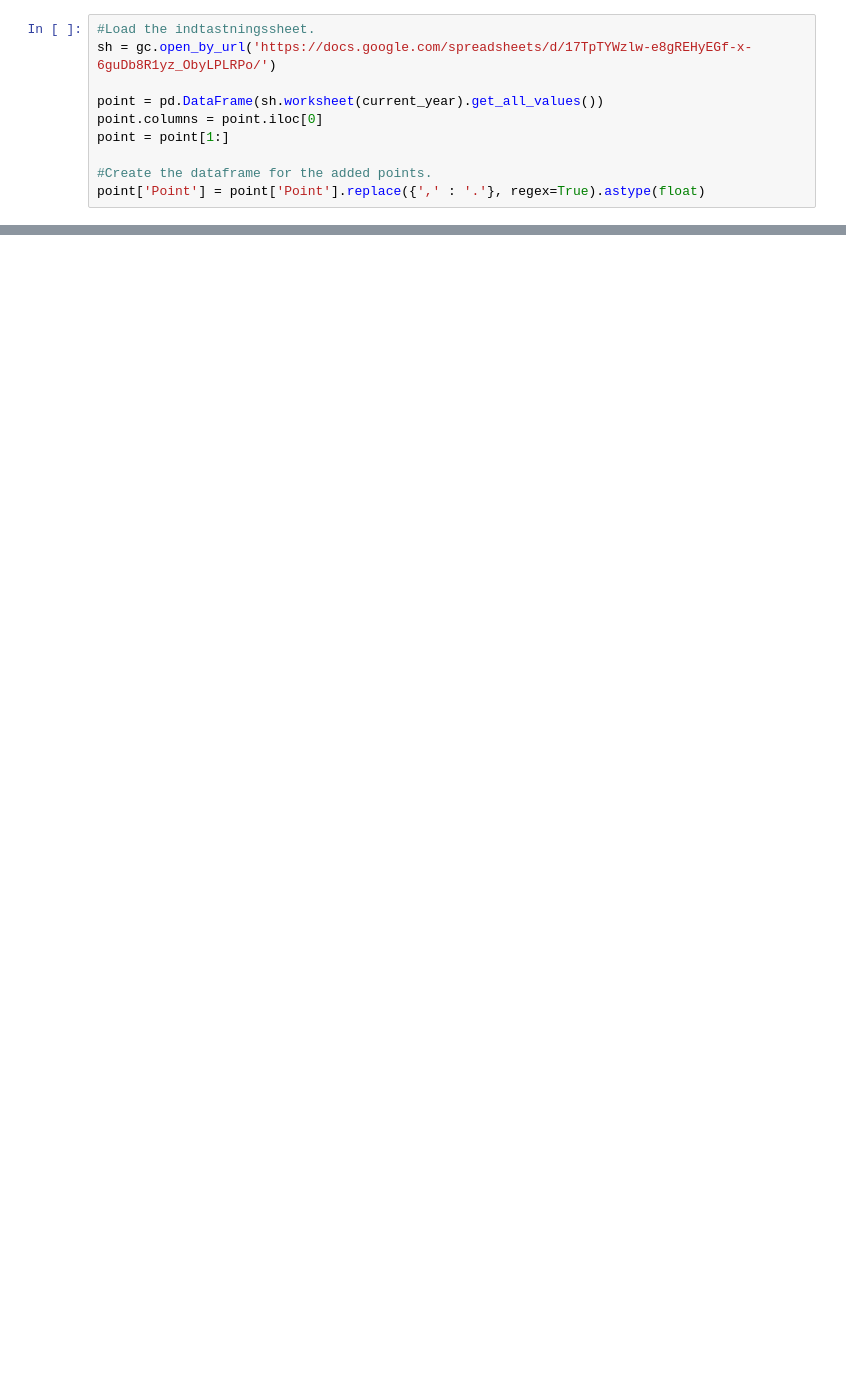
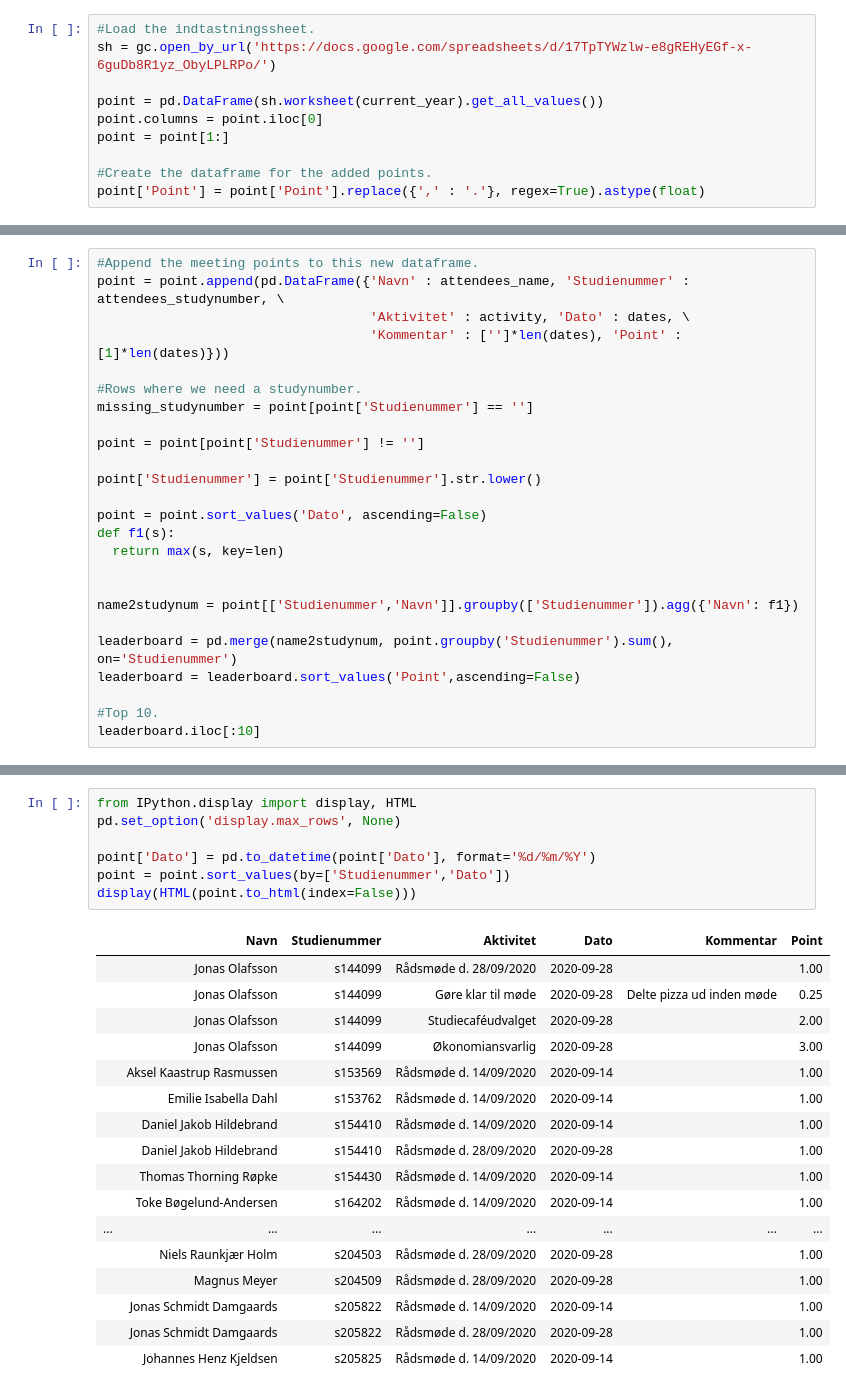
Before and after one commit to SMKIDRaadet/SMKID_Analysis, a Jupyter notebook: SMKID_Point.ipynb, the cells around one changed output, grey strips where cells are left out. Cells and saved outputs as stored; diff of their text form; blank space fills up the shorter version.

Commit message:
Updated S/M-KID Point

```diff
--- a/SMKID_Point.ipynb
+++ b/SMKID_Point.ipynb
@@ -44,0 +68,25 @@ point
+# %%
+#Append the meeting points to this new dataframe.
+point = point.append(pd.DataFrame({'Navn' : attendees_name, 'Studienummer' : attendees_studynumber, \
+                                   'Aktivitet' : activity, 'Dato' : dates, \
+                                   'Kommentar' : ['']*len(dates), 'Point' : [1]*len(dates)}))
+
+#Rows where we need a studynumber.
+missing_studynumber = point[point['Studienummer'] == '']
+
+point = point[point['Studienummer'] != '']
+
+point['Studienummer'] = point['Studienummer'].str.lower()
+
+point = point.sort_values('Dato', ascending=False)
+def f1(s):
+  return max(s, key=len)
+
+
+name2studynum = point[['Studienummer','Navn']].groupby(['Studienummer']).agg({'Navn': f1})
+
+leaderboard = pd.merge(name2studynum, point.groupby('Studienummer').sum(), on='Studienummer')
+leaderboard = leaderboard.sort_values('Point',ascending=False)
+
+#Top 10.
+leaderboard.iloc[:10]
@@ -44,0 +106,25 @@ point
+# %%
+from IPython.display import display, HTML
+pd.set_option('display.max_rows', None)
+
+point['Dato'] = pd.to_datetime(point['Dato'], format='%d/%m/%Y')
+point = point.sort_values(by=['Studienummer','Dato'])
+display(HTML(point.to_html(index=False)))
+# %% [output]
+|  | Navn | Studienummer | Aktivitet | Dato | Kommentar | Point |
+|  | Jonas Olafsson | s144099 | Rådsmøde d. 28/09/2020 | 2020-09-28 |  | 1.00 |
+|  | Jonas Olafsson | s144099 | Gøre klar til møde | 2020-09-28 | Delte pizza ud inden møde | 0.25 |
+|  | Jonas Olafsson | s144099 | Studiecaféudvalget | 2020-09-28 |  | 2.00 |
+|  | Jonas Olafsson | s144099 | Økonomiansvarlig | 2020-09-28 |  | 3.00 |
+|  | Aksel Kaastrup Rasmussen | s153569 | Rådsmøde d. 14/09/2020 | 2020-09-14 |  | 1.00 |
+|  | Emilie Isabella Dahl | s153762 | Rådsmøde d. 14/09/2020 | 2020-09-14 |  | 1.00 |
+|  | Daniel Jakob Hildebrand | s154410 | Rådsmøde d. 14/09/2020 | 2020-09-14 |  | 1.00 |
+|  | Daniel Jakob Hildebrand | s154410 | Rådsmøde d. 28/09/2020 | 2020-09-28 |  | 1.00 |
+|  | Thomas Thorning Røpke | s154430 | Rådsmøde d. 14/09/2020 | 2020-09-14 |  | 1.00 |
+|  | Toke Bøgelund-Andersen | s164202 | Rådsmøde d. 14/09/2020 | 2020-09-14 |  | 1.00 |
+| ... | ... | ... | ... | ... | ... | ... |
+|  | Niels Raunkjær Holm | s204503 | Rådsmøde d. 28/09/2020 | 2020-09-28 |  | 1.00 |
+|  | Magnus Meyer | s204509 | Rådsmøde d. 28/09/2020 | 2020-09-28 |  | 1.00 |
+|  | Jonas Schmidt Damgaards | s205822 | Rådsmøde d. 14/09/2020 | 2020-09-14 |  | 1.00 |
+|  | Jonas Schmidt Damgaards | s205822 | Rådsmøde d. 28/09/2020 | 2020-09-28 |  | 1.00 |
+|  | Johannes Henz Kjeldsen | s205825 | Rådsmøde d. 14/09/2020 | 2020-09-14 |  | 1.00 |
```
Also changed, not shown: parts of 6 cells of this notebook.
